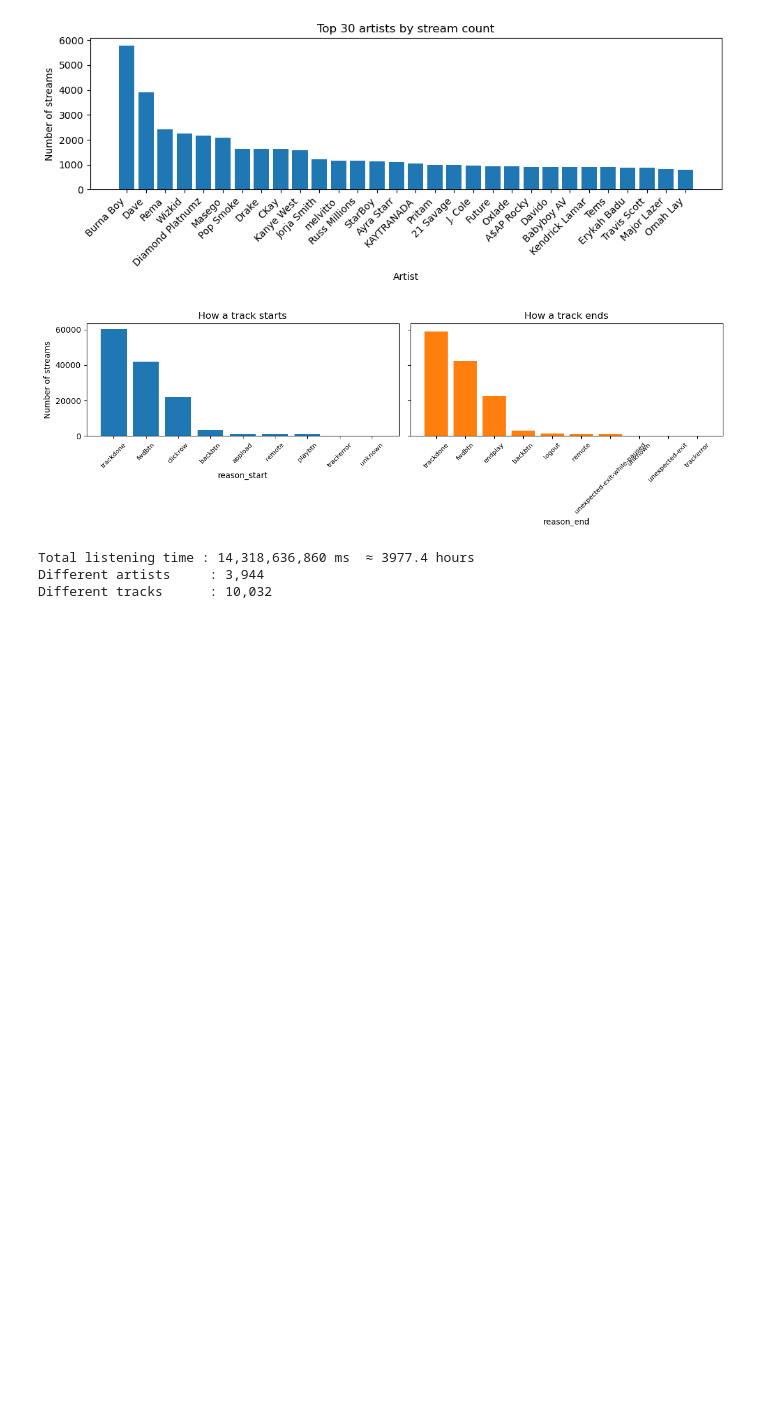
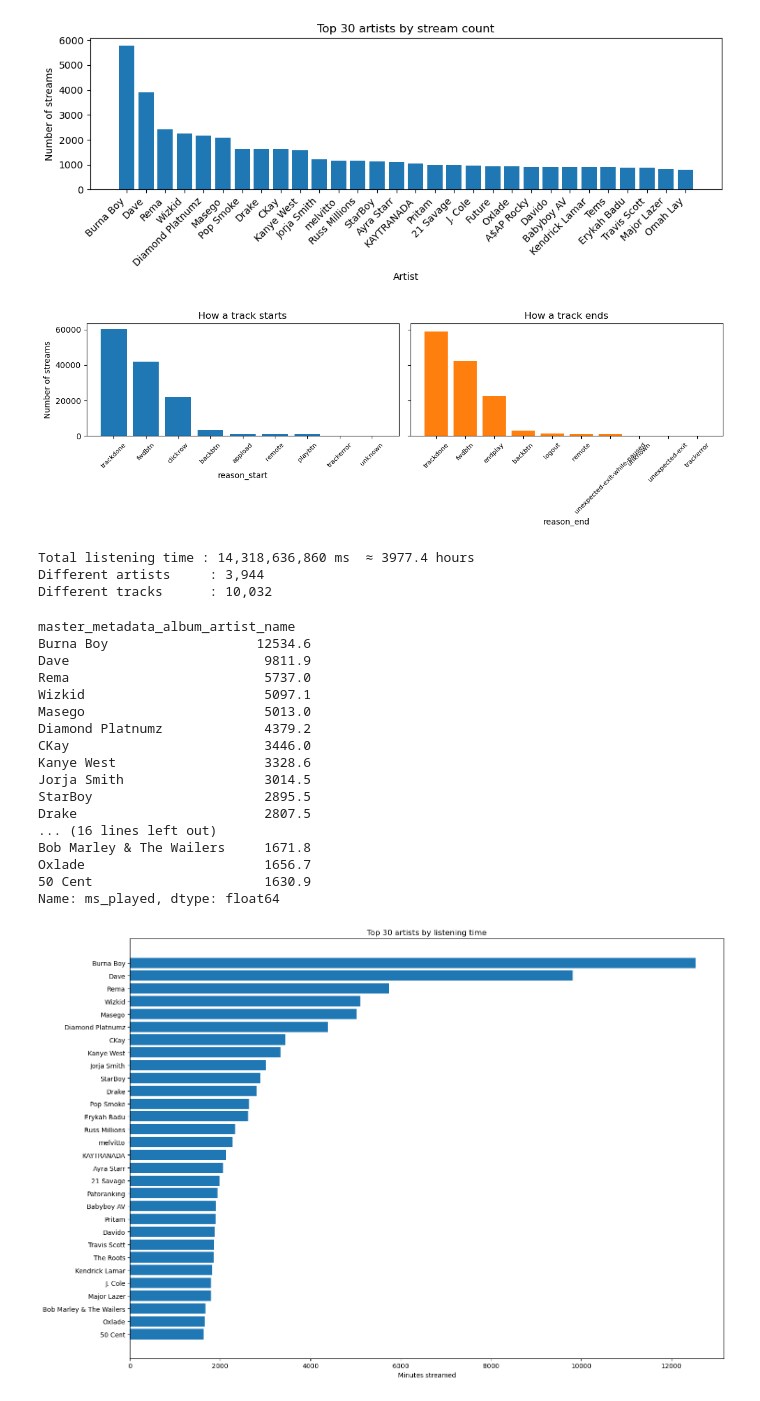
Before and after one commit to schrodingerscat69/Coding-Projects, a Jupyter notebook: Math/My-Spotify-Data-Analysis.ipynb, the cells around one changed output. Drawn from its saved outputs; the diff is of its cells as text; code cells hidden in the pictures; blank space fills up the shorter version.

```diff
--- a/Math/My-Spotify-Data-Analysis.ipynb
+++ b/Math/My-Spotify-Data-Analysis.ipynb
@@ -113,3 +113,52 @@ print(f"Different tracks      : {num_tracks:,}")
 Total listening time : 14,318,636,860 ms  ≈ 3977.4 hours
 Different artists     : 3,944
 Different tracks      : 10,032
+# %%
+import matplotlib.pyplot as plt
+
+# ------------------------------------------------------------------
+# 1)  Total listening time (minutes) for each artist
+# ------------------------------------------------------------------
+artist_minutes = (
+    df.groupby('master_metadata_album_artist_name')['ms_played']
+      .sum()                      # milliseconds ⇒ total per artist
+      .div(1000 * 60)             # convert ms → minutes
+      .sort_values(ascending=False)
+)
+
+# ------------------------------------------------------------------
+# 2)  Inspect / print the top artists
+# ------------------------------------------------------------------
+TOP_N = 30
+print(artist_minutes.head(TOP_N).round(1))     # 1-decimal precision
+
+# ------------------------------------------------------------------
+# 3)  Simple horizontal bar chart
+# ------------------------------------------------------------------
+topN = artist_minutes.head(TOP_N)
+
+plt.figure(figsize=(15, 10))
+plt.barh(topN.index[::-1], topN.values[::-1])  # reverse for biggest at top
+plt.xlabel("Minutes streamed")
+plt.title(f"Top {TOP_N} artists by listening time")
+plt.tight_layout()
+plt.show()
+# %% [output]
+master_metadata_album_artist_name
+Burna Boy                   12534.6
+Dave                         9811.9
+Rema                         5737.0
+Wizkid                       5097.1
+Masego                       5013.0
+Diamond Platnumz             4379.2
+CKay                         3446.0
+Kanye West                   3328.6
+Jorja Smith                  3014.5
+StarBoy                      2895.5
+Drake                        2807.5
+... (16 lines left out)
+Bob Marley & The Wailers     1671.8
+Oxlade                       1656.7
+50 Cent                      1630.9
+Name: ms_played, dtype: float64
+[figure, added]
```
Also changed, not shown: parts of 1 cell of this notebook.
